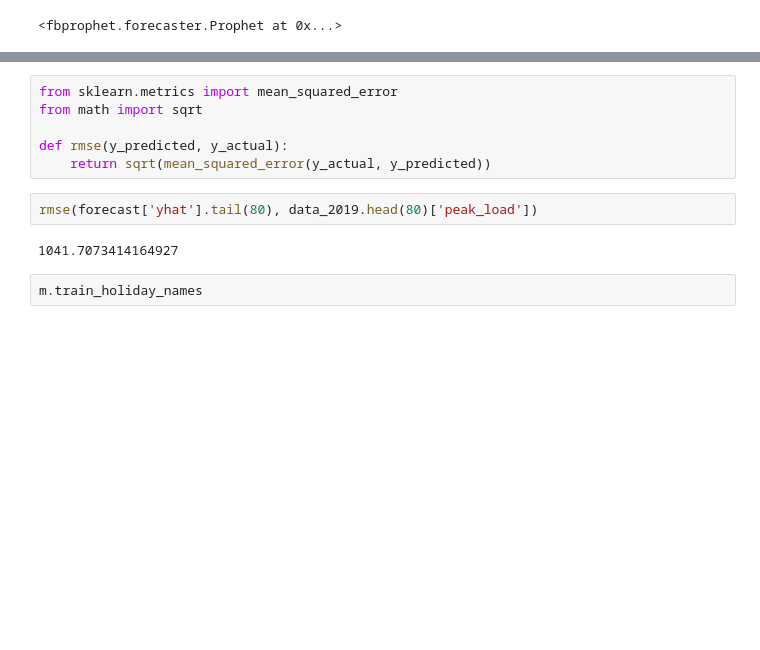
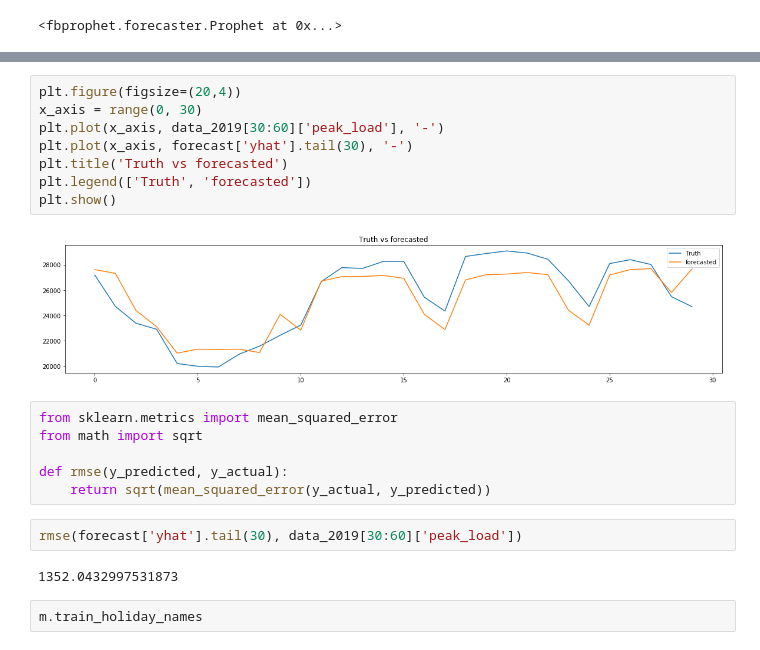
Before and after one commit to Jadezzz/Taipower_forecast, a Jupyter notebook: Prophet_model.ipynb, the cells around one changed output, grey strips where cells are left out. Saved outputs shown, nothing was run; the diff lists cells and outputs as text; blank space fills up the shorter version.

```diff
--- a/Prophet_model.ipynb
+++ b/Prophet_model.ipynb
@@ -57,3 +71,13 @@ plt.show()
+# %%
+plt.figure(figsize=(20,4))
+x_axis = range(0, 30)
+plt.plot(x_axis, data_2019[30:60]['peak_load'], '-')
+plt.plot(x_axis, forecast['yhat'].tail(30), '-')
+plt.title('Truth vs forecasted')
+plt.legend(['Truth', 'forecasted'])
+plt.show()
+# %% [output]
+[figure, added]
 # %%
 from sklearn.metrics import mean_squared_error
 from math import sqrt
@@ -61,9 +85,9 @@ from math import sqrt
 def rmse(y_predicted, y_actual):
     return sqrt(mean_squared_error(y_actual, y_predicted))
 # %%
-rmse(forecast['yhat'].tail(80), data_2019.head(80)['peak_load'])
+rmse(forecast['yhat'].tail(30), data_2019[30:60]['peak_load'])
 # %% [output]
-1041.7073414164927
+1352.0432997531873
 # %%
 m.train_holiday_names
 # %% [output]
```
Also changed, not shown: parts of 8 cells of this notebook, 1 other file.
